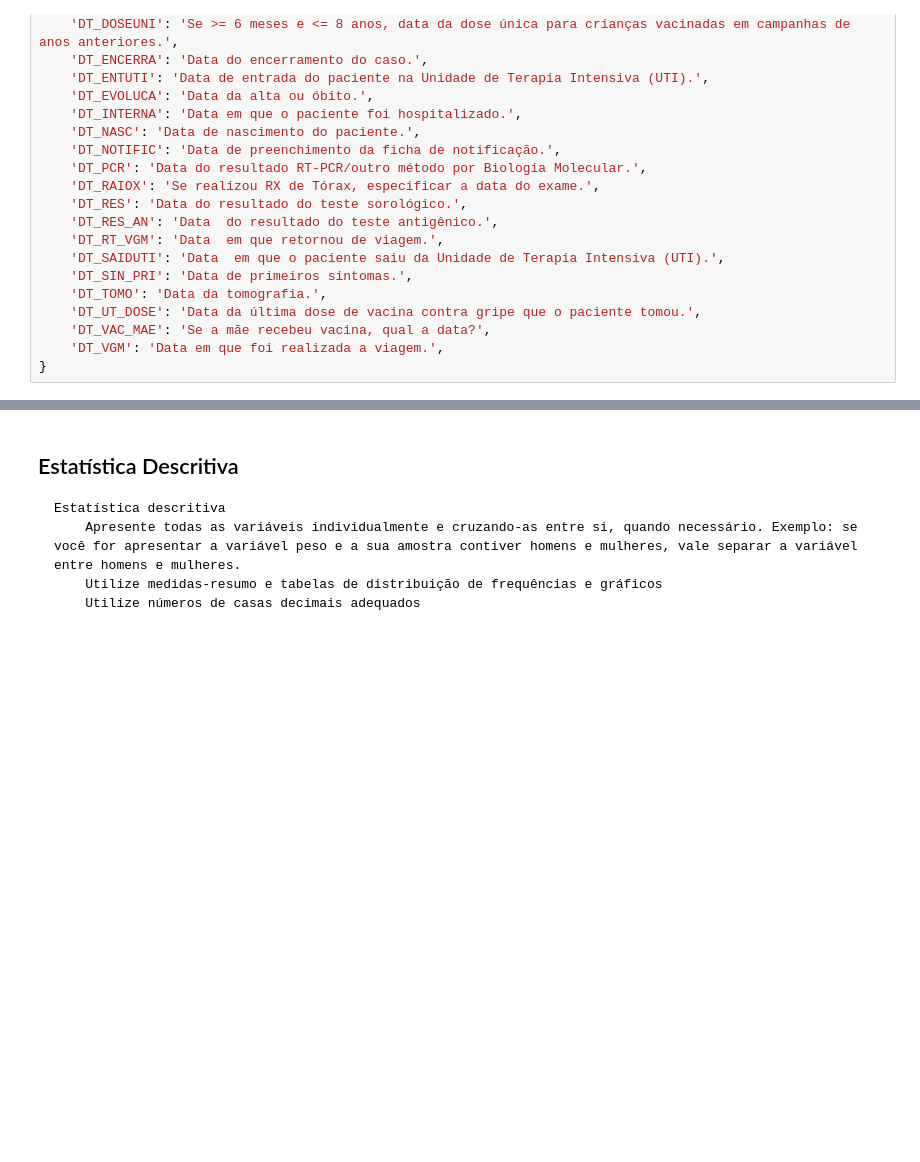
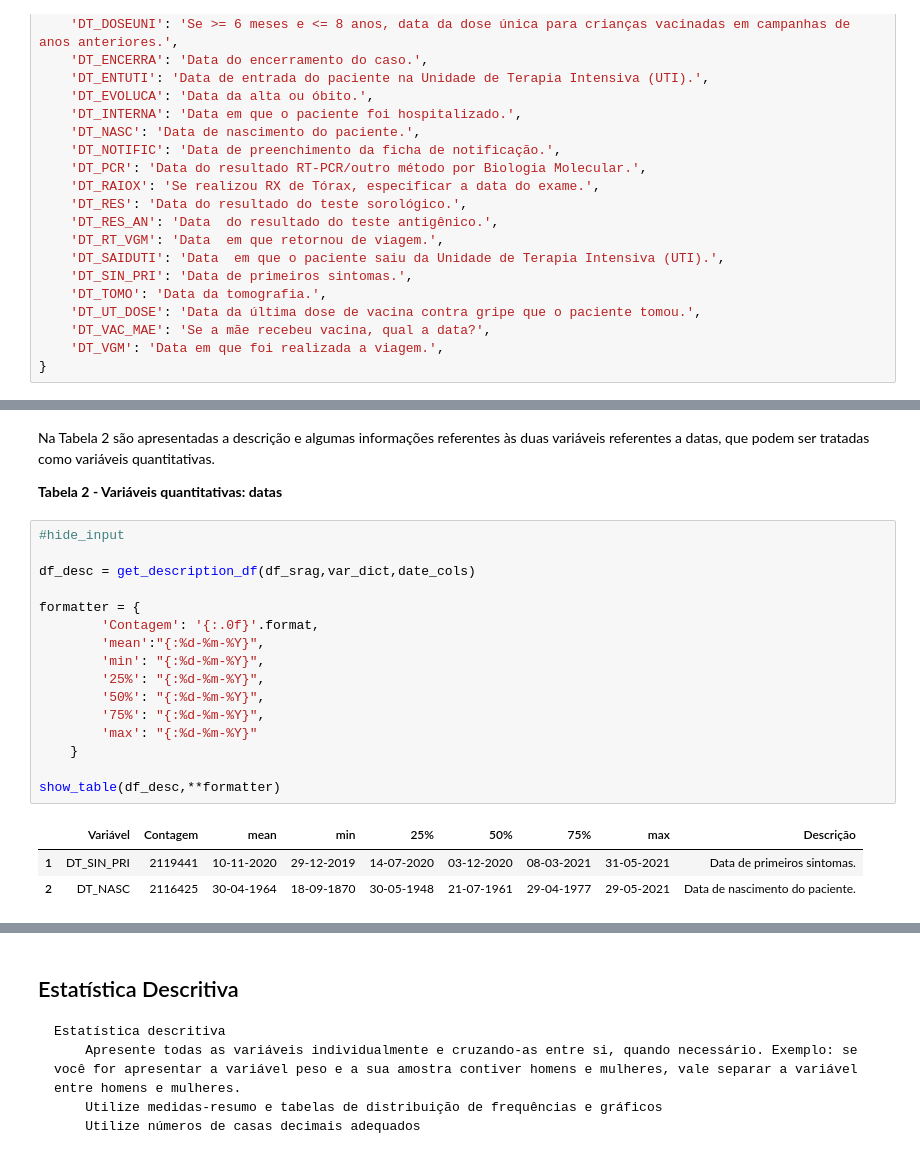
Before and after one commit to victor-marchesini/myfastpage, a Jupyter notebook: _notebooks/2021-06-06-AtividadeFinal-Parte1.ipynb, the cells around one changed output, grey strips where cells are left out. Cells and saved outputs as stored; diff of their text form; blank space fills up the shorter version.

Commit message:
Atualização da seção sobre as variáveis

```diff
--- a/_notebooks/2021-06-06-AtividadeFinal-Parte1.ipynb
+++ b/_notebooks/2021-06-06-AtividadeFinal-Parte1.ipynb
@@ -369,0 +407,24 @@ df_desc
+# %% [markdown]
+Na Tabela 2 são apresentadas a descrição e algumas informações referentes às duas variáveis referentes a datas, que podem ser tratadas como variáveis quantitativas.
+
+**Tabela 2 - Variáveis quantitativas: datas**
+# %%
+#hide_input
+
+df_desc = get_description_df(df_srag,var_dict,date_cols)
+
+formatter = {
+        'Contagem': '{:.0f}'.format,
+        'mean':"{:%d-%m-%Y}",
+        'min': "{:%d-%m-%Y}",
+        '25%': "{:%d-%m-%Y}",
+        '50%': "{:%d-%m-%Y}",
+        '75%': "{:%d-%m-%Y}",
+        'max': "{:%d-%m-%Y}"
+    }
+
+show_table(df_desc,**formatter)
+# %% [output]
+|  | Variável | Contagem | mean | min | 25% | 50% | 75% | max | Descrição |
+| 1 | DT_SIN_PRI | 2119441 | 10-11-2020 | 29-12-2019 | 14-07-2020 | 03-12-2020 | 08-03-2021 | 31-05-2021 | Data de primeiros sintomas. |
+| 2 | DT_NASC | 2116425 | 30-04-1964 | 18-09-1870 | 30-05-1948 | 21-07-1961 | 29-04-1977 | 29-05-2021 | Data de nascimento do paciente. |
```
Also changed, not shown: parts of 20 cells of this notebook.
